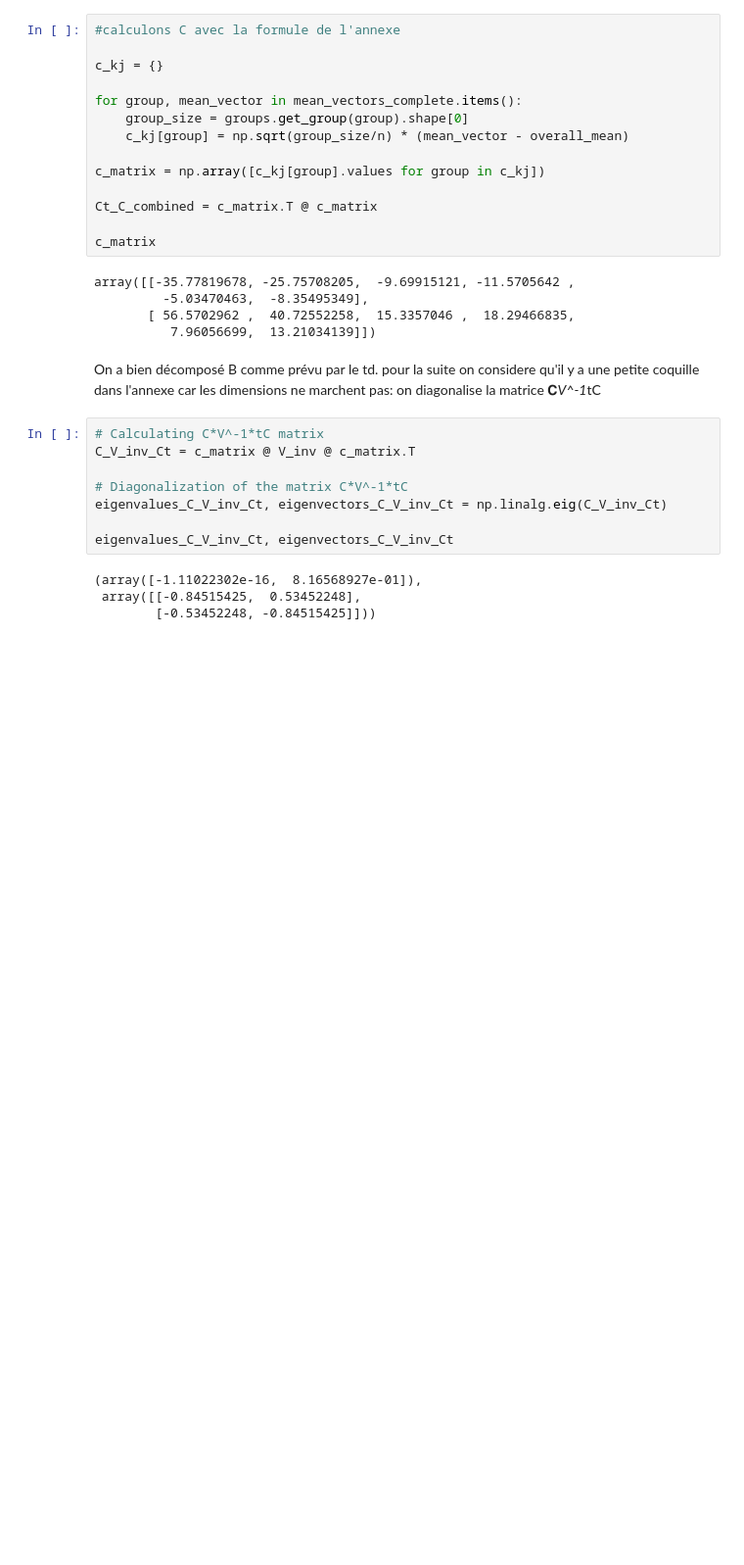
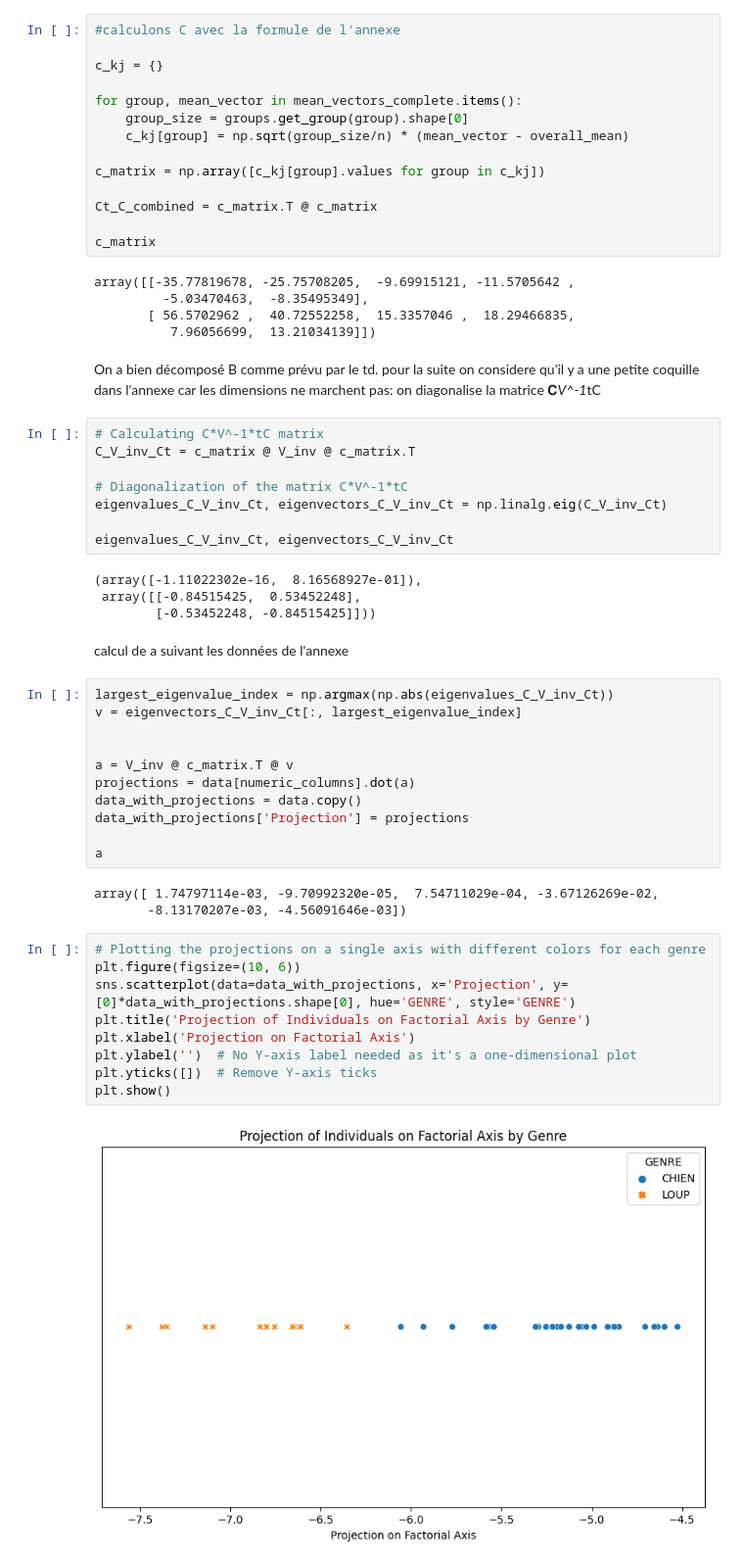
Before and after one commit to malayaan/AFD, a Jupyter notebook: td_paul_decroux_donatien_phalippou.Ipynb, the cells around one changed output. Shown: that part at 98% size. Saved outputs shown, nothing was run; the diff lists cells and outputs as text; blank space fills up the shorter version.

```diff
--- a/td_paul_decroux_donatien_phalippou.Ipynb
+++ b/td_paul_decroux_donatien_phalippou.Ipynb
@@ -221,3 +222,30 @@ eigenvalues_C_V_inv_Ct, eigenvectors_C_V_inv_Ct
 (array([-1.11022302e-16,  8.16568927e-01]),
  array([[-0.84515425,  0.53452248],
         [-0.53452248, -0.84515425]]))
+# %% [markdown]
+calcul de a suivant les données de l'annexe
+# %%
+largest_eigenvalue_index = np.argmax(np.abs(eigenvalues_C_V_inv_Ct))
+v = eigenvectors_C_V_inv_Ct[:, largest_eigenvalue_index]
+
+
+a = V_inv @ c_matrix.T @ v
+projections = data[numeric_columns].dot(a)
+data_with_projections = data.copy()
+data_with_projections['Projection'] = projections
+
+a
+# %% [output]
+array([ 1.74797114e-03, -9.70992320e-05,  7.54711029e-04, -3.67126269e-02,
+       -8.13170207e-03, -4.56091646e-03])
+# %%
+# Plotting the projections on a single axis with different colors for each genre
+plt.figure(figsize=(10, 6))
+sns.scatterplot(data=data_with_projections, x='Projection', y=[0]*data_with_projections.shape[0], hue='GENRE', style='GENRE')
+plt.title('Projection of Individuals on Factorial Axis by Genre')
+plt.xlabel('Projection on Factorial Axis')
+plt.ylabel('')  # No Y-axis label needed as it's a one-dimensional plot
+plt.yticks([])  # Remove Y-axis ticks
+plt.show()
+# %% [output]
+[figure, added]
```
Also changed, not shown: parts of 17 cells of this notebook, 4 other files.
